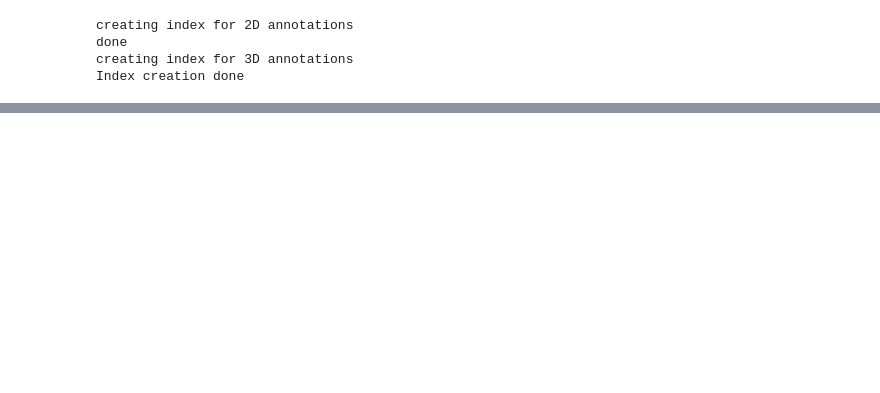
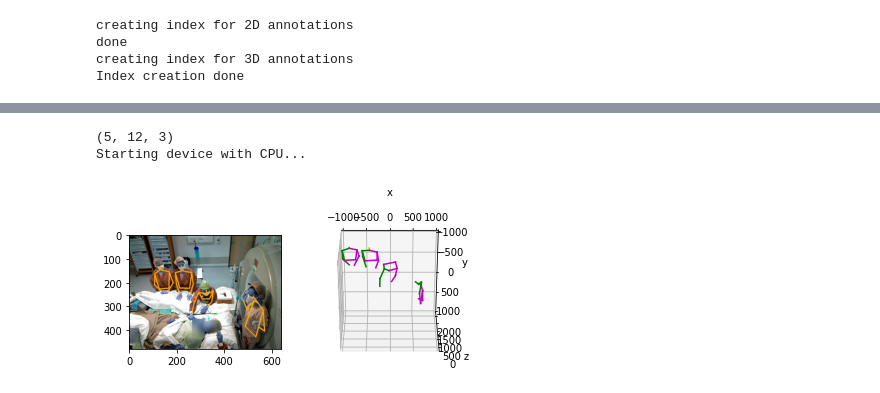
Before and after one commit to rob-med-usp/human_pose, a Jupyter notebook: eval_hydra.ipynb, the cells around one changed output, grey strips where cells are left out. Drawn from its saved outputs; the diff is of its cells as text; code cells hidden in the pictures; blank space fills up the shorter version.

```diff
--- a/eval_hydra.ipynb
+++ b/eval_hydra.ipynb
@@ -91,0 +211,17 @@ NameError: name 'DATASET_IMG_PATH' is not defined
+# %%
+
+print(persons3D_ann.shape)
+def simulateAnnonPlot():
+    hy = HydraPose(pose3D = SEFFPOSE)
+    hy.persons2D = persons2D_ann[:4]
+    hy.persons3DHybrid = persons3D_ann[:4]
+    hy.initWindow()
+    hy.viz.ax3D.set_xlim(-1000, 1000)
+    hy.viz.ax3D.set_ylim(-1000, 1000)
+    hy.viz.ax3D.set_zlim(-200, 2200)
+    hy.plotPersons(imgs[0].copy(), block=False, mode='MVOR')
+simulateAnnonPlot()
+# %% [output]
+(5, 12, 3)
+Starting device with CPU...
+[figure, added]
```
Also changed, not shown: parts of 20 cells of this notebook, 3 other files.
